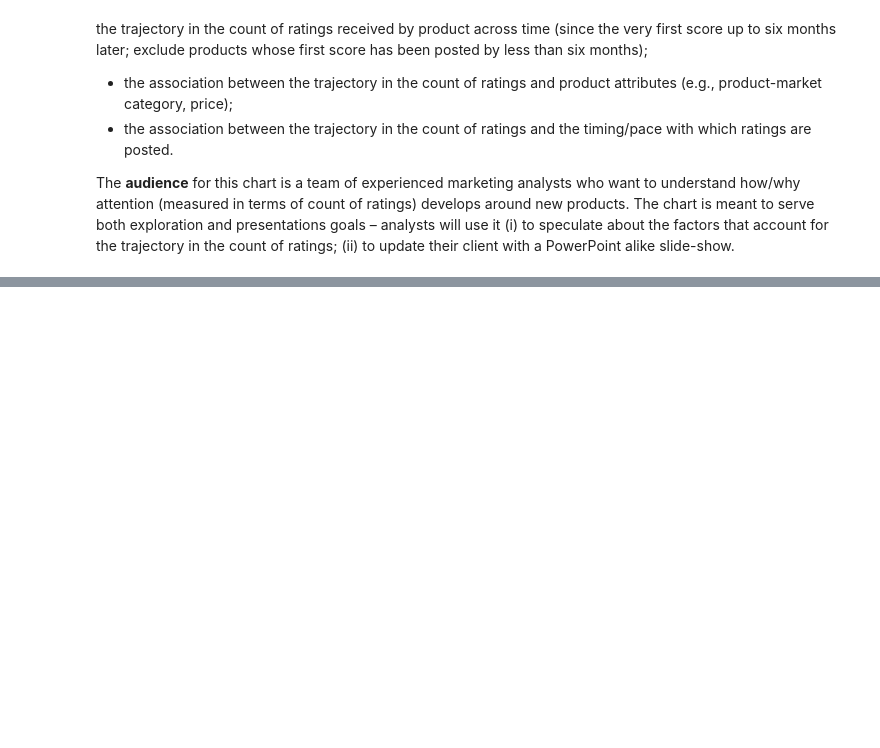
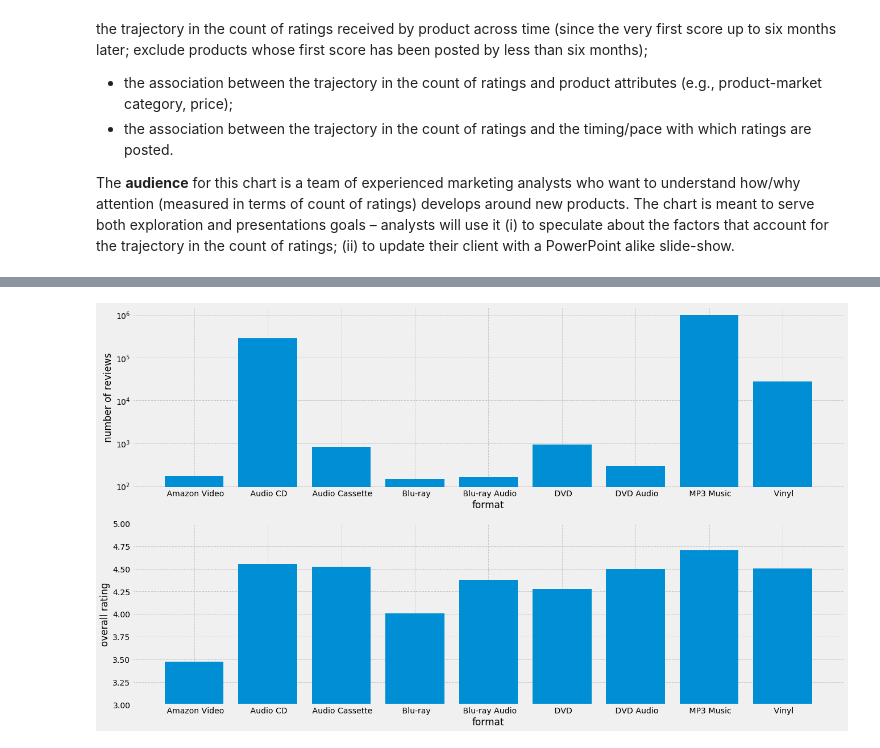
Before and after one commit to smartiiv/data_viz, a Jupyter notebook: Midtermproject.ipynb, the cells around one changed output, grey strips where cells are left out. Cells and saved outputs as stored; diff of their text form; code cells hidden in the pictures; blank space fills up the shorter version.

```diff
--- a/Midtermproject.ipynb
+++ b/Midtermproject.ipynb
@@ -54,0 +104,37 @@ metadata
+# %%
+gr_asin = Review.groupby('asin')
+gr_count = Review.groupby('count')
+gr_format = Review.groupby('style.Format:')
+# %%
+countreview = pd.DataFrame(gr_format['count'].aggregate(np.sum))
+avg_review = pd.DataFrame(gr_format['overall'].aggregate(np.mean))
+
+df = pd.concat([avg_review,countreview], axis=1)
+# %%
+remove = df[df['count'] < 100 ].index
+df.drop(remove,inplace=True)
+# %%
+df.reset_index(inplace=True)
+
+X = df['style.Format:']
+
+Y1 = df['count']
+Y2 = df['overall']
+# %%
+fig = plt.figure(figsize=(20,12))
+
+ax1 = fig.add_subplot(211)
+ax2 = fig.add_subplot(212)
+
+ax1.bar(X,Y1, log=True)
+ax1.set_xlabel('format')
+ax1.set_ylabel('number of reviews')
+ax1.grid(ls='--')
+
+ax2.bar(X,Y2)
+ax2.set_ylim(3,5)
+ax2.set_xlabel('format')
+ax2.set_ylabel('overall rating')
+ax2.grid(ls='--')
+# %% [output]
+[figure, added]
```
Also changed, not shown: parts of 22 cells of this notebook.
